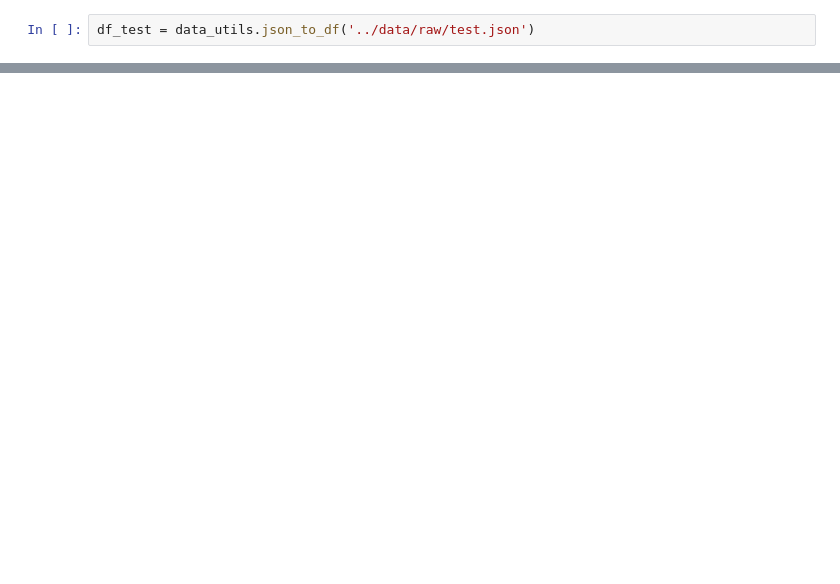
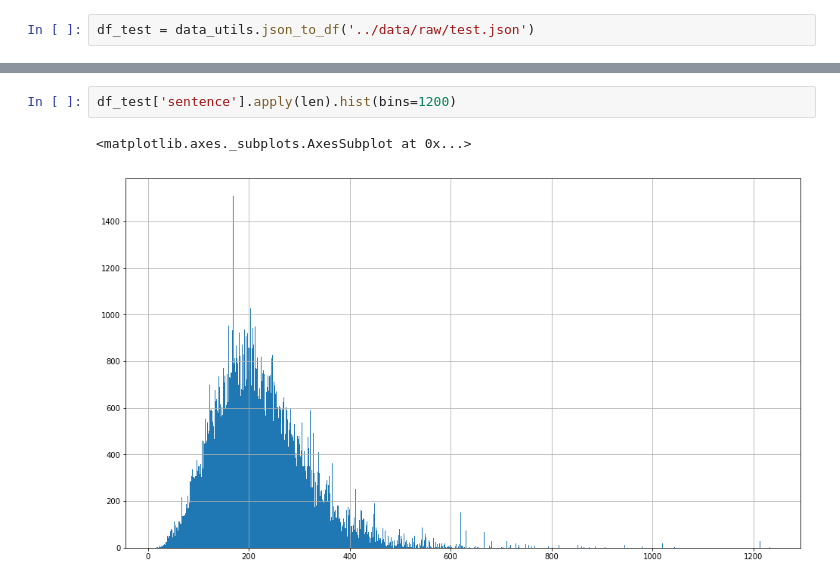
Before and after one commit to antonpetkoff/relation-extraction, a Jupyter notebook: notebooks/data_analysis.ipynb, the cells around one changed output, grey strips where cells are left out. Drawn from its saved outputs; the diff is of its cells as text; blank space fills up the shorter version.

```diff
--- a/notebooks/data_analysis.ipynb
+++ b/notebooks/data_analysis.ipynb
@@ -127 +134,6 @@ Boxplot of sentence length:
 [figure]
+# %%
+df_test['sentence'].apply(len).hist(bins=1200)
+# %% [output]
+<matplotlib.axes._subplots.AxesSubplot at 0x...>
+[figure, added]
```
Also changed, not shown: parts of 3 cells of this notebook.
